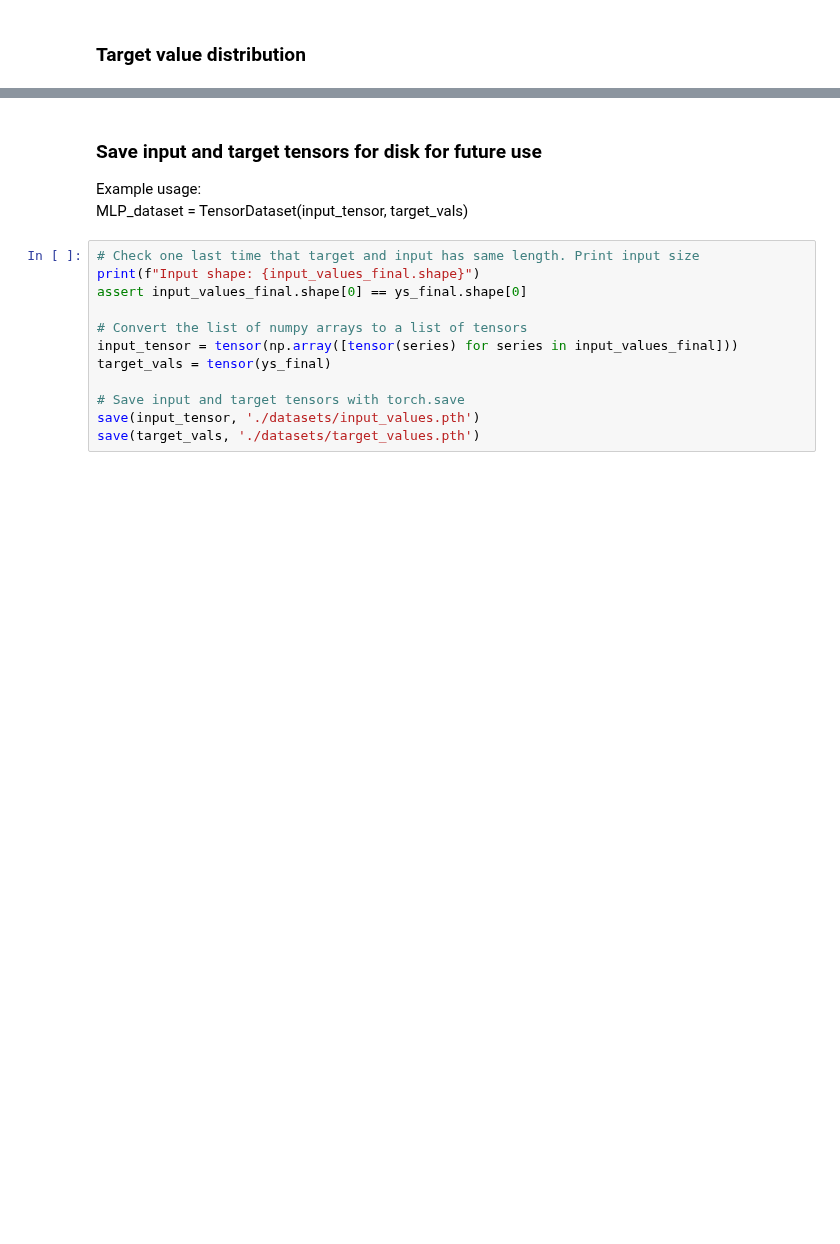
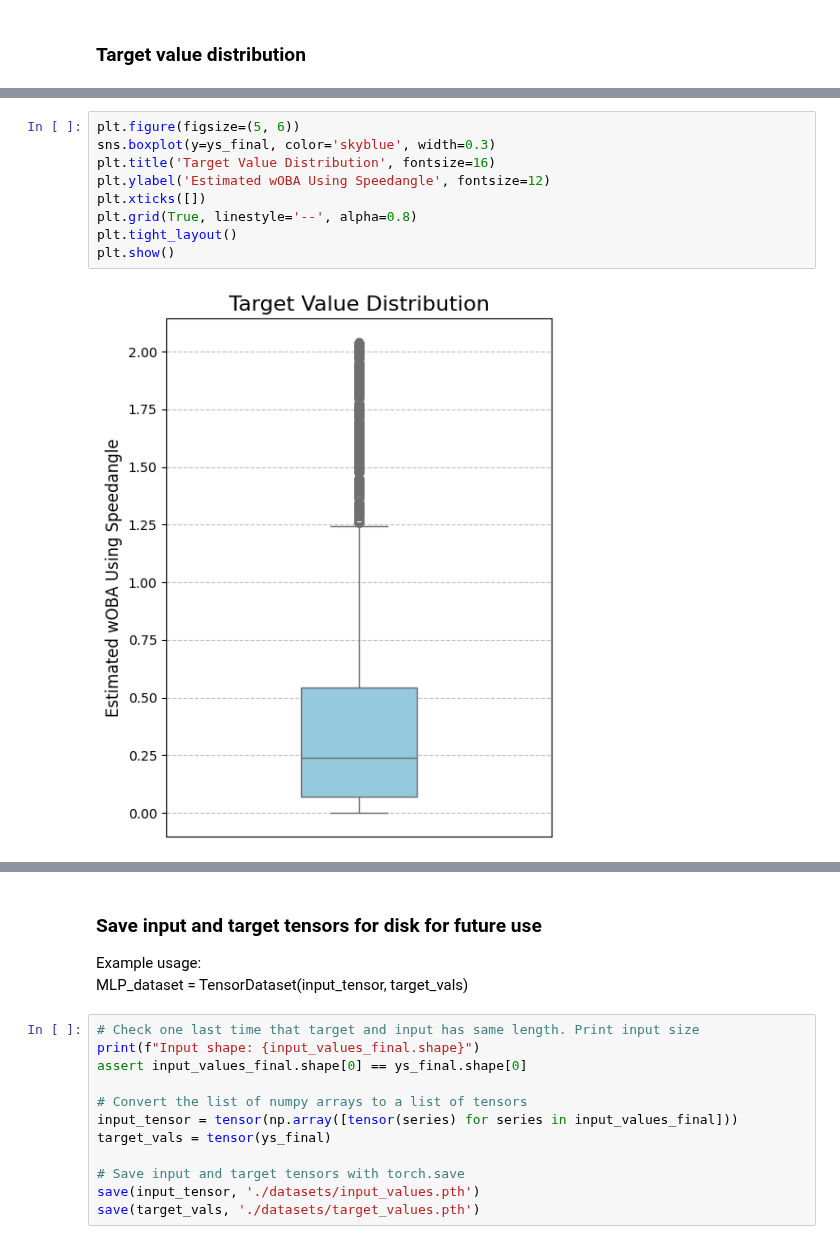
Before and after one commit to zybecker/DS-5500, a Jupyter notebook: RNN_Model/Data_preprocessing.ipynb, the cells around one changed output, grey strips where cells are left out. Cells and saved outputs as stored; diff of their text form; blank space fills up the shorter version.

```diff
--- a/RNN_Model/Data_preprocessing.ipynb
+++ b/RNN_Model/Data_preprocessing.ipynb
@@ -291,0 +305,11 @@ plt.show()
+# %%
+plt.figure(figsize=(5, 6))
+sns.boxplot(y=ys_final, color='skyblue', width=0.3)
+plt.title('Target Value Distribution', fontsize=16)
+plt.ylabel('Estimated wOBA Using Speedangle', fontsize=12)
+plt.xticks([])
+plt.grid(True, linestyle='--', alpha=0.8)
+plt.tight_layout()
+plt.show()
+# %% [output]
+[figure, added]
```
Also changed, not shown: parts of 9 cells of this notebook, 1 other file.
